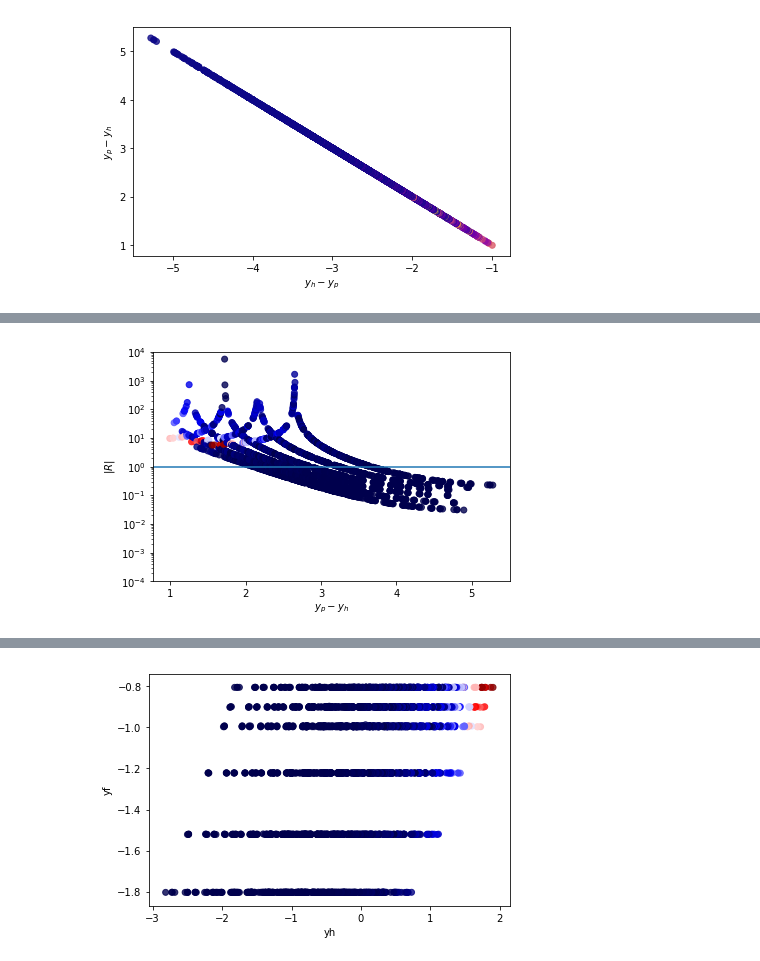
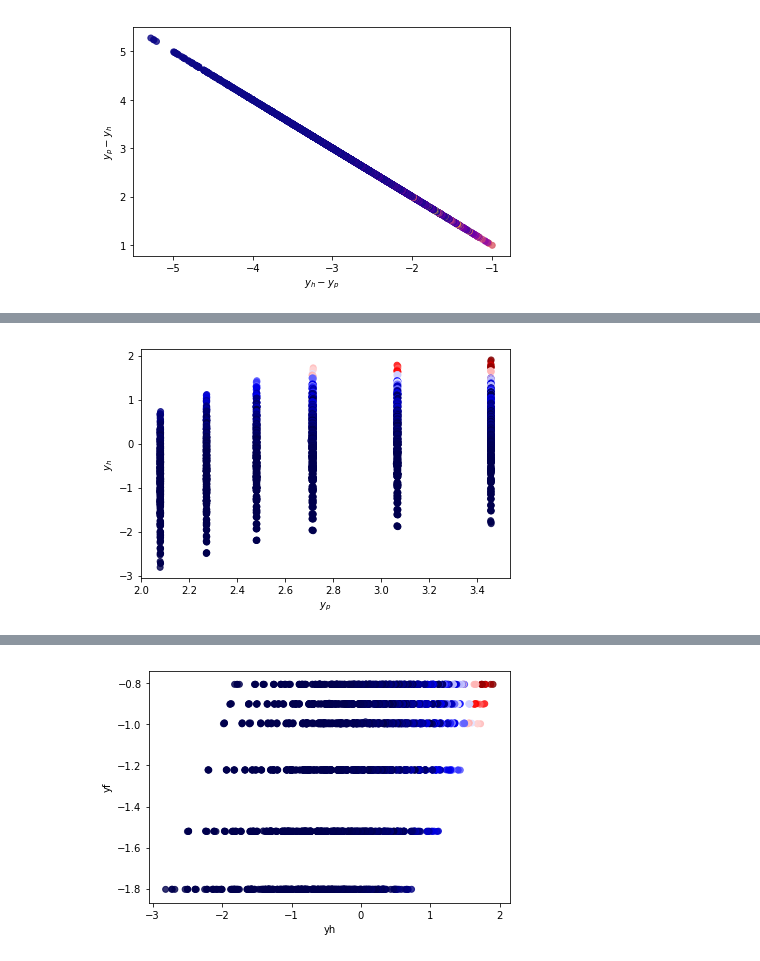
Before and after one commit to prokudin/psu_project_2018, a Jupyter notebook: notebooks_alexei_gk/HERMES_rapidity_color_plot_Alexei.ipynb, the cells around one changed output, grey strips where cells are left out. Cells and saved outputs as stored; diff of their text form; code cells hidden in the pictures.

Commit message:
rapidity plots

```diff
--- a/notebooks_alexei_gk/HERMES_rapidity_color_plot_Alexei.ipynb
+++ b/notebooks_alexei_gk/HERMES_rapidity_color_plot_Alexei.ipynb
@@ -181,9 +240,9 @@ plt.show()
 # %%
-fig, ax, vert, hor = color_plot(data,"R", "dy",cmap="seismic", alpha=0.8)
+fig, ax, vert, hor = color_plot(data,"yh", "yp",cmap="seismic", alpha=0.8)
 #ax.yscale('symlog')
-ax.set_yscale("log")
-ax.set_ylim([0.0001,10000])
-plt.axhline(1.,0,6)
+#ax.set_yscale("log")
+#ax.set_ylim([0.0001,10000])
+#plt.axhline(0,0,6)
 plt.show()
 # %% [output]
-[figure, old version]
+[figure, new version]
```
Also changed, not shown: parts of 11 cells of this notebook, 3 other files.
